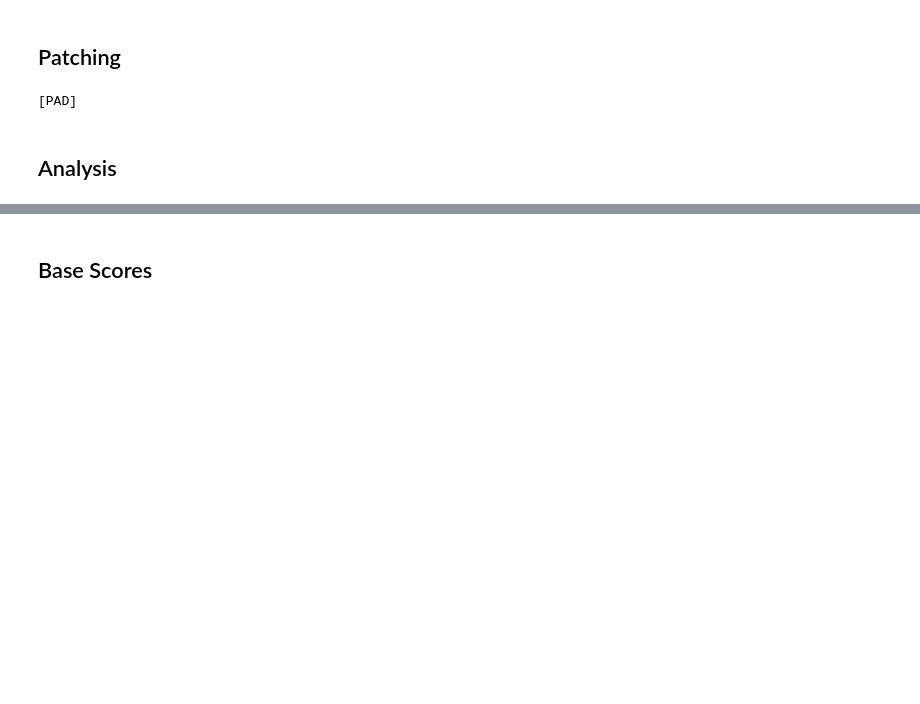
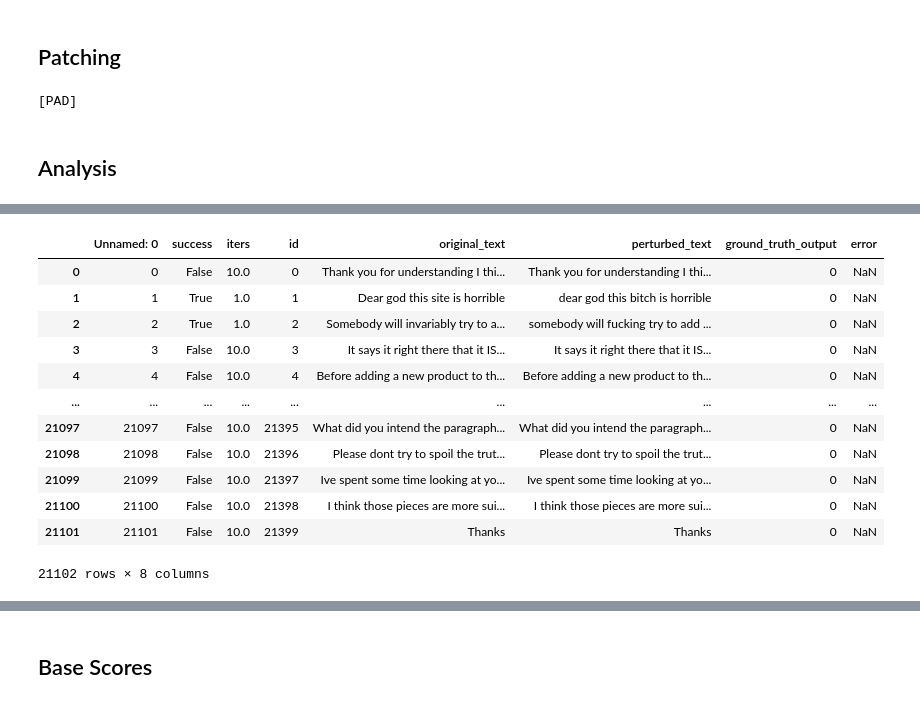
Before and after one commit to wid0gast/interp-toxicity, a Jupyter notebook: textattack.ipynb, the cells around one changed output, grey strips where cells are left out. Saved outputs shown, nothing was run; the diff lists cells and outputs as text; code cells hidden in the pictures; blank space fills up the shorter version.

```diff
--- a/textattack.ipynb
+++ b/textattack.ipynb
@@ -478,3 +480,3 @@ plt.show()
 # %%
-base_preds = json.load(open(f'bert_base_preds_jigsaw_perturbed.json'))
+base_preds = json.load(open(f'pgd/bert_base_preds_jigsaw_perturbed.json'))
 # %%
@@ -484,2 +486,18 @@ df = pd.read_csv(f'jigsaw/test.csv')[:len(base_preds)]
+# %%
+df
+# %% [output]
+|  | Unnamed: 0 | success | iters | id | original_text | perturbed_text | ground_truth_output | error |
+| 0 | 0 | False | 10.0 | 0 | Thank you for understanding I thi... | Thank you for understanding I thi... | 0 | NaN |
+| 1 | 1 | True | 1.0 | 1 | Dear god this site is horrible | dear god this bitch is horrible | 0 | NaN |
+| 2 | 2 | True | 1.0 | 2 | Somebody will invariably try to a... | somebody will fucking try to add ... | 0 | NaN |
+| 3 | 3 | False | 10.0 | 3 | It says it right there that it IS... | It says it right there that it IS... | 0 | NaN |
+| 4 | 4 | False | 10.0 | 4 | Before adding a new product to th... | Before adding a new product to th... | 0 | NaN |
+| ... | ... | ... | ... | ... | ... | ... | ... | ... |
+| 21097 | 21097 | False | 10.0 | 21395 | What did you intend the paragraph... | What did you intend the paragraph... | 0 | NaN |
+| 21098 | 21098 | False | 10.0 | 21396 | Please dont try to spoil the trut... | Please dont try to spoil the trut... | 0 | NaN |
+| 21099 | 21099 | False | 10.0 | 21397 | Ive spent some time looking at yo... | Ive spent some time looking at yo... | 0 | NaN |
+| 21100 | 21100 | False | 10.0 | 21398 | I think those pieces are more sui... | I think those pieces are more sui... | 0 | NaN |
+| 21101 | 21101 | False | 10.0 | 21399 | Thanks | Thanks | 0 | NaN |
+21102 rows × 8 columns
 # %%
 len(df)
```
Also changed, not shown: parts of 17 cells of this notebook, 11 other files.
